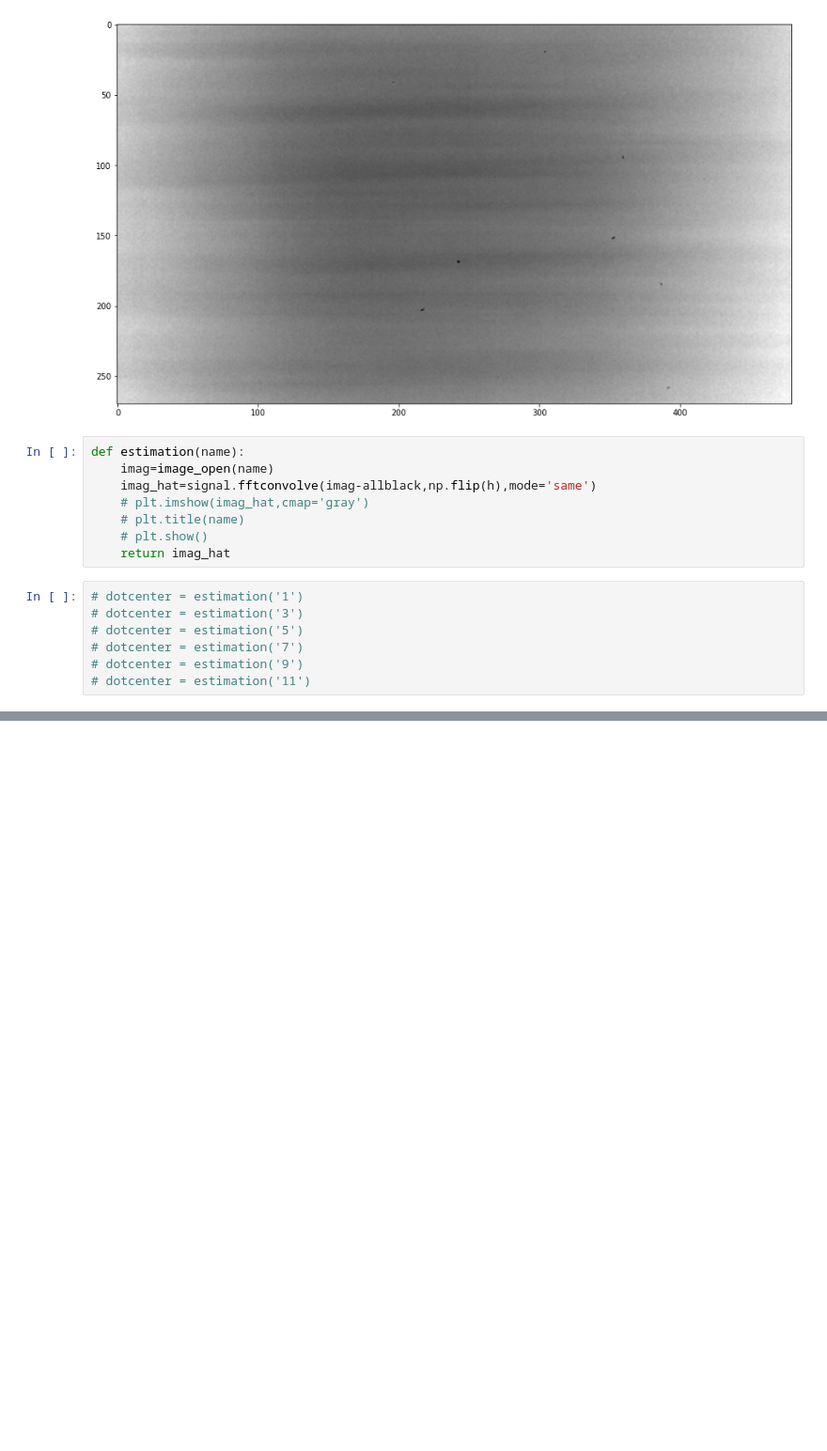
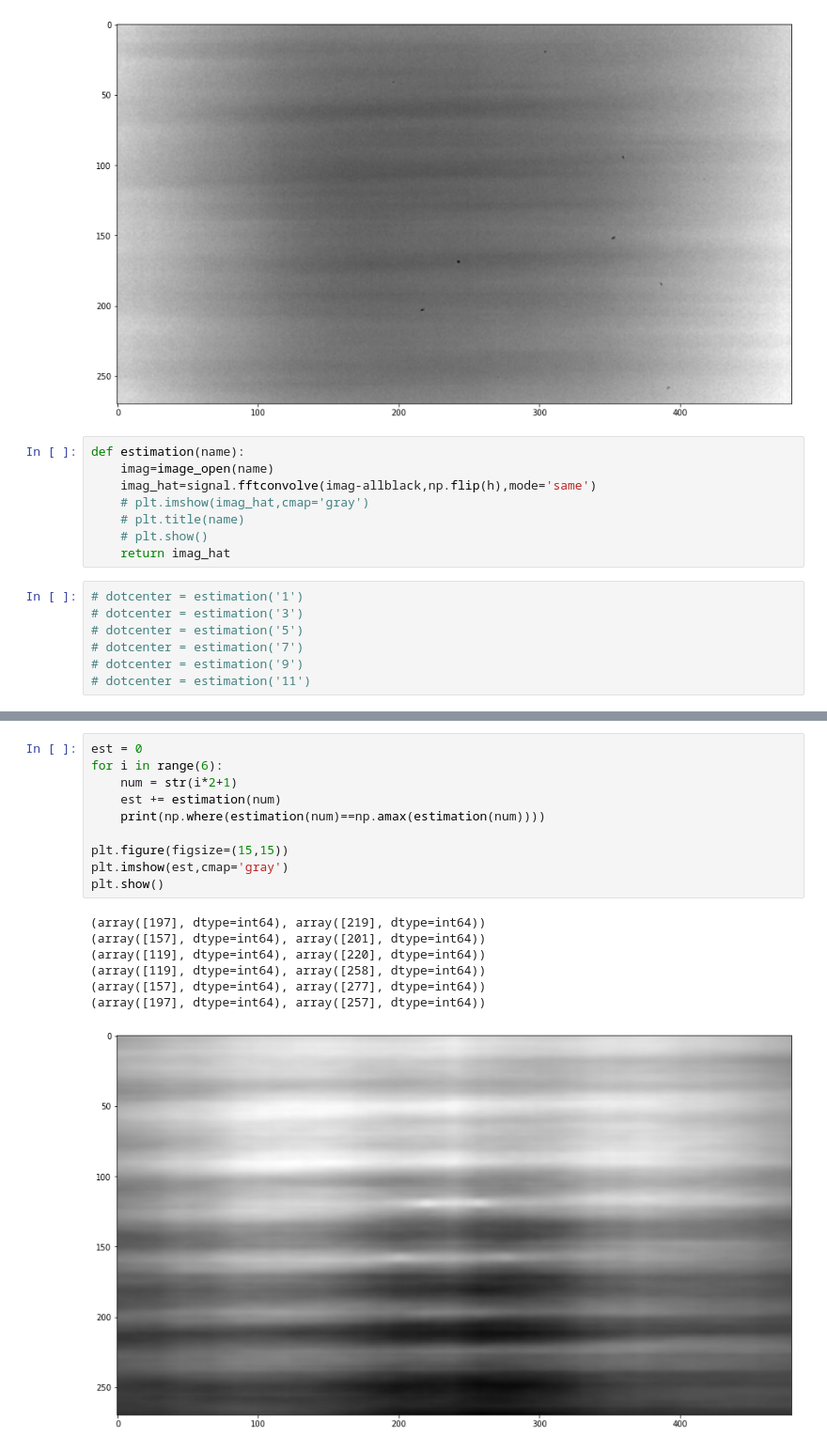
Before and after one commit to olivierleblanc/diffusercam, a Jupyter notebook: bernat/test08.ipynb, the cells around one changed output, grey strips where cells are left out. Shown at 94% size. Saved outputs shown, nothing was run; the diff lists cells and outputs as text; blank space fills up the shorter version.

```diff
--- a/bernat/test08.ipynb
+++ b/bernat/test08.ipynb
@@ -91 +91,19 @@ Text(0.5, 1.0, '11')
 [figure]
+# %%
+est = 0
+for i in range(6):
+    num = str(i*2+1)
+    est += estimation(num)
+    print(np.where(estimation(num)==np.amax(estimation(num))))
+
+plt.figure(figsize=(15,15))
+plt.imshow(est,cmap='gray')
+plt.show()
+# %% [output]
+(array([197], dtype=int64), array([219], dtype=int64))
+(array([157], dtype=int64), array([201], dtype=int64))
+(array([119], dtype=int64), array([220], dtype=int64))
+(array([119], dtype=int64), array([258], dtype=int64))
+(array([157], dtype=int64), array([277], dtype=int64))
+(array([197], dtype=int64), array([257], dtype=int64))
+[figure, added]
```
Also changed, not shown: parts of 1 cell of this notebook, 1 other file.
